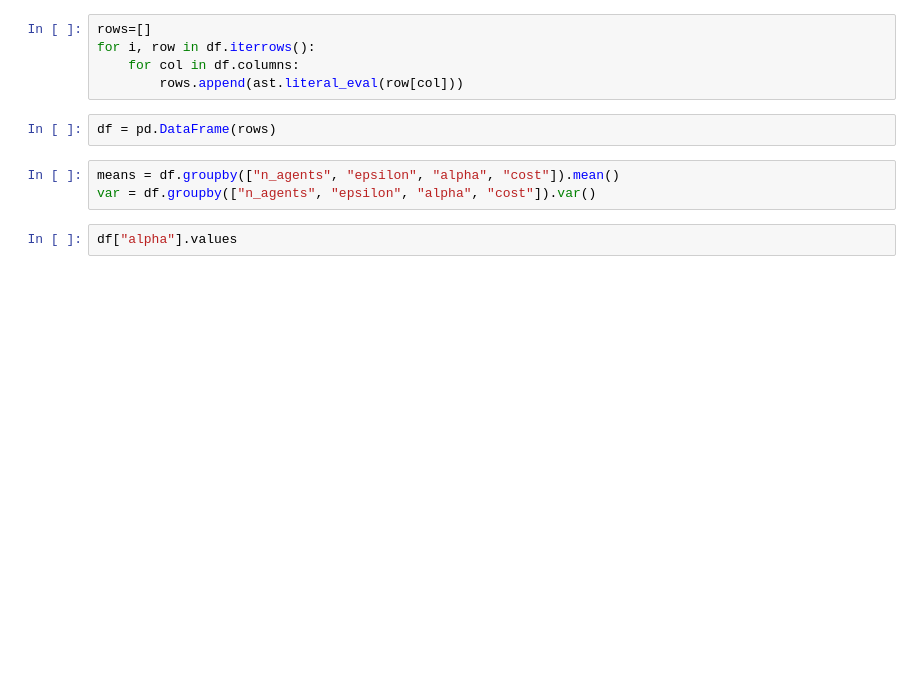
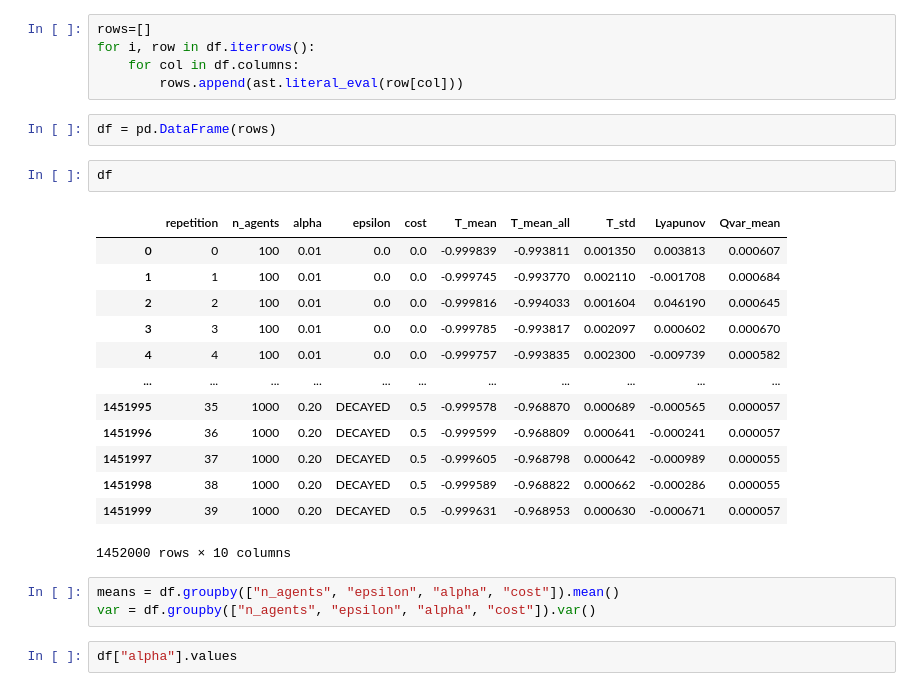
Before and after one commit to CCarissimo/congested, a Jupyter notebook: plotting_game_dynamics.ipynb, the cells around one changed output. Drawn from its saved outputs; the diff is of its cells as text; blank space fills up the shorter version.

```diff
--- a/plotting_game_dynamics.ipynb
+++ b/plotting_game_dynamics.ipynb
@@ -83,6 +83,22 @@ for i, row in df.iterrows():
         rows.append(ast.literal_eval(row[col]))
 # %%
 df = pd.DataFrame(rows)
+# %%
+df
+# %% [output]
+|  | repetition | n_agents | alpha | epsilon | cost | T_mean | T_mean_all | T_std | Lyapunov | Qvar_mean |
+| 0 | 0 | 100 | 0.01 | 0.0 | 0.0 | -0.999839 | -0.993811 | 0.001350 | 0.003813 | 0.000607 |
+| 1 | 1 | 100 | 0.01 | 0.0 | 0.0 | -0.999745 | -0.993770 | 0.002110 | -0.001708 | 0.000684 |
+| 2 | 2 | 100 | 0.01 | 0.0 | 0.0 | -0.999816 | -0.994033 | 0.001604 | 0.046190 | 0.000645 |
+| 3 | 3 | 100 | 0.01 | 0.0 | 0.0 | -0.999785 | -0.993817 | 0.002097 | 0.000602 | 0.000670 |
+| 4 | 4 | 100 | 0.01 | 0.0 | 0.0 | -0.999757 | -0.993835 | 0.002300 | -0.009739 | 0.000582 |
+| ... | ... | ... | ... | ... | ... | ... | ... | ... | ... | ... |
+| 1451995 | 35 | 1000 | 0.20 | DECAYED | 0.5 | -0.999578 | -0.968870 | 0.000689 | -0.000565 | 0.000057 |
+| 1451996 | 36 | 1000 | 0.20 | DECAYED | 0.5 | -0.999599 | -0.968809 | 0.000641 | -0.000241 | 0.000057 |
+| 1451997 | 37 | 1000 | 0.20 | DECAYED | 0.5 | -0.999605 | -0.968798 | 0.000642 | -0.000989 | 0.000055 |
+| 1451998 | 38 | 1000 | 0.20 | DECAYED | 0.5 | -0.999589 | -0.968822 | 0.000662 | -0.000286 | 0.000055 |
+| 1451999 | 39 | 1000 | 0.20 | DECAYED | 0.5 | -0.999631 | -0.968953 | 0.000630 | -0.000671 | 0.000057 |
+1452000 rows × 10 columns
 # %%
 means = df.groupby(["n_agents", "epsilon", "alpha", "cost"]).mean()
 var = df.groupby(["n_agents", "epsilon", "alpha", "cost"]).var()
```
Also changed, not shown: parts of 3 cells of this notebook, 10 other files.
